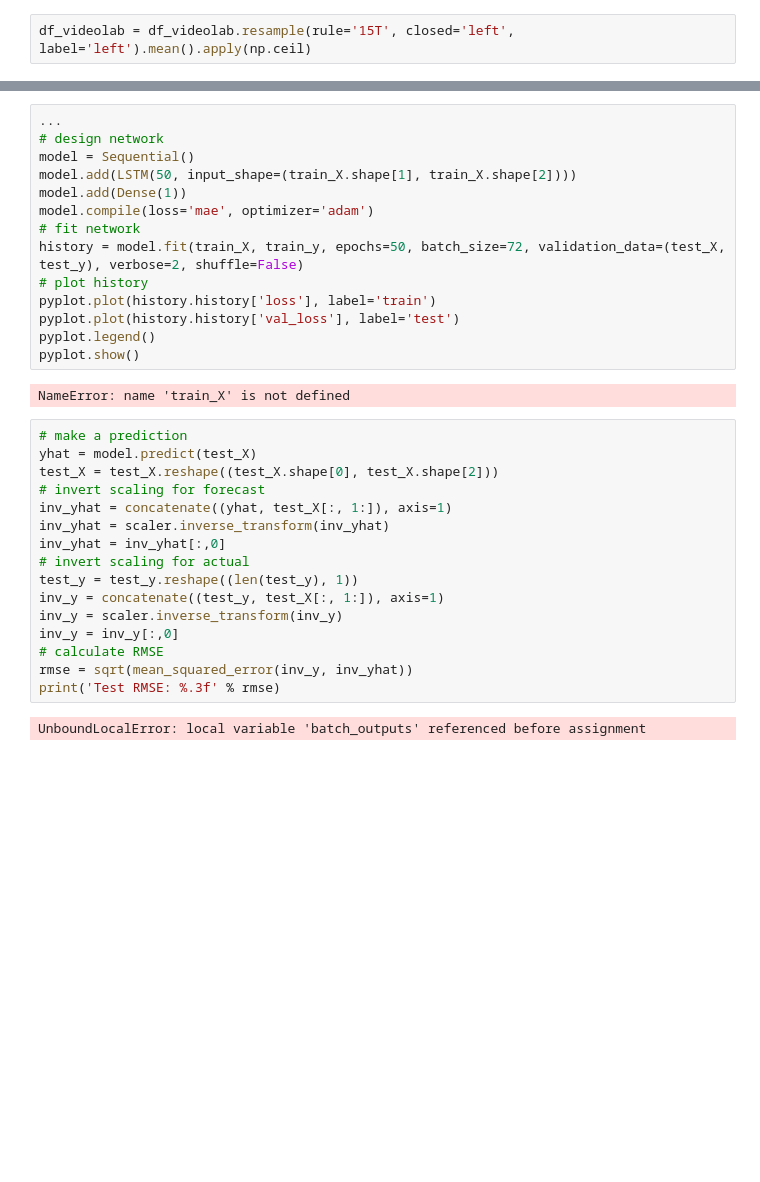
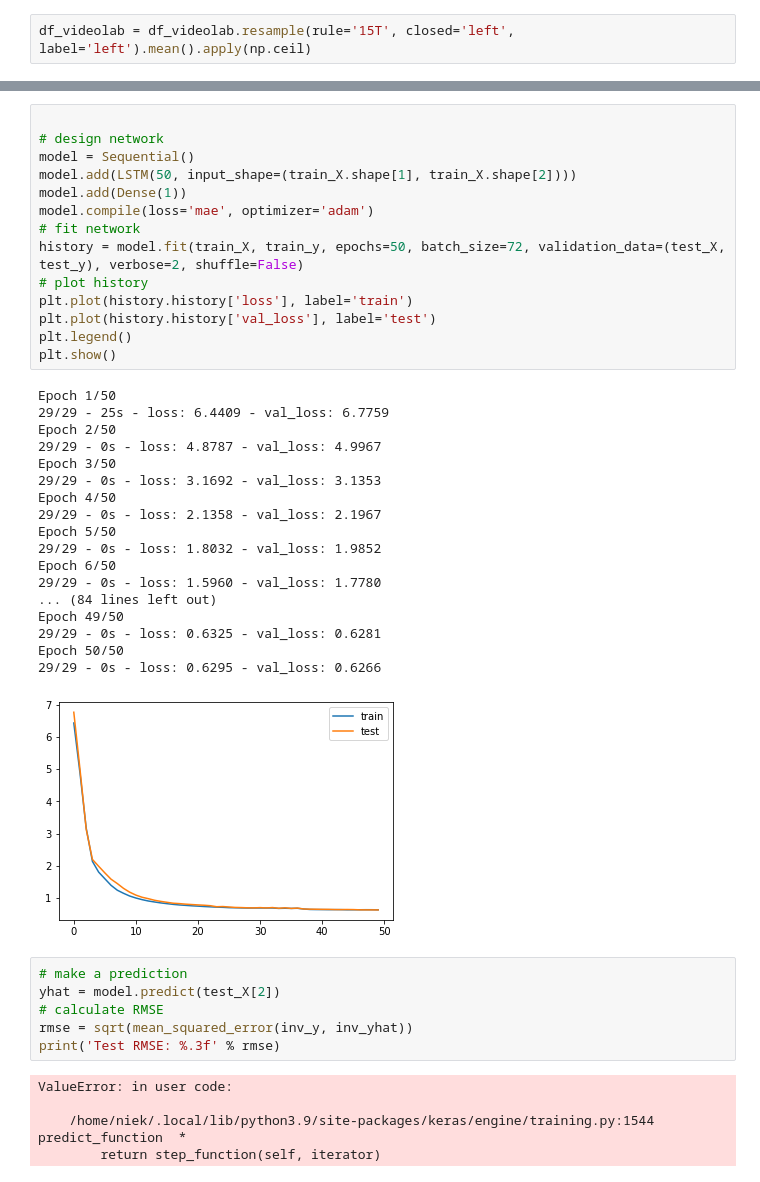
Before and after one commit to Niekvandam/OpenRemote-Series, a Jupyter notebook: multivariate_lstm.ipynb, the cells around one changed output, grey strips where cells are left out. Saved outputs shown, nothing was run; the diff lists cells and outputs as text; blank space fills up the shorter version.

```diff
--- a/multivariate_lstm.ipynb
+++ b/multivariate_lstm.ipynb
@@ -72,34 +114,44 @@ values = df_videolab.values
 # %%
-...
+
 # design network
 model = Sequential()
 model.add(LSTM(50, input_shape=(train_X.shape[1], train_X.shape[2])))
 model.add(Dense(1))
 model.compile(loss='mae', optimizer='adam')
 # fit network
 history = model.fit(train_X, train_y, epochs=50, batch_size=72, validation_data=(test_X, test_y), verbose=2, shuffle=False)
 # plot history
-pyplot.plot(history.history['loss'], label='train')
-pyplot.plot(history.history['val_loss'], label='test')
-pyplot.legend()
-pyplot.show()
+plt.plot(history.history['loss'], label='train')
+plt.plot(history.history['val_loss'], label='test')
+plt.legend()
+plt.show()
 # %% [output]
-NameError: name 'train_X' is not defined
+Epoch 1/50
+29/29 - 25s - loss: 6.4409 - val_loss: 6.7759
+Epoch 2/50
+29/29 - 0s - loss: 4.8787 - val_loss: 4.9967
+Epoch 3/50
+29/29 - 0s - loss: 3.1692 - val_loss: 3.1353
+Epoch 4/50
+29/29 - 0s - loss: 2.1358 - val_loss: 2.1967
+Epoch 5/50
+29/29 - 0s - loss: 1.8032 - val_loss: 1.9852
+Epoch 6/50
+29/29 - 0s - loss: 1.5960 - val_loss: 1.7780
+... (84 lines left out)
+Epoch 49/50
+29/29 - 0s - loss: 0.6325 - val_loss: 0.6281
+Epoch 50/50
+29/29 - 0s - loss: 0.6295 - val_loss: 0.6266
+[figure, added]
 # %%
 # make a prediction
-yhat = model.predict(test_X)
-test_X = test_X.reshape((test_X.shape[0], test_X.shape[2]))
-# invert scaling for forecast
-inv_yhat = concatenate((yhat, test_X[:, 1:]), axis=1)
-inv_yhat = scaler.inverse_transform(inv_yhat)
-inv_yhat = inv_yhat[:,0]
-# invert scaling for actual
-test_y = test_y.reshape((len(test_y), 1))
-inv_y = concatenate((test_y, test_X[:, 1:]), axis=1)
-inv_y = scaler.inverse_transform(inv_y)
-inv_y = inv_y[:,0]
+yhat = model.predict(test_X[2])
 # calculate RMSE
 rmse = sqrt(mean_squared_error(inv_y, inv_yhat))
 print('Test RMSE: %.3f' % rmse)
 # %% [output]
-UnboundLocalError: local variable 'batch_outputs' referenced before assignment
+ValueError: in user code:
+
+    /home/niek/.local/lib/python3.9/site-packages/keras/engine/training.py:1544 predict_function  *
+        return step_function(self, iterator)
```
Also changed, not shown: parts of 6 cells of this notebook, 1 other file.
